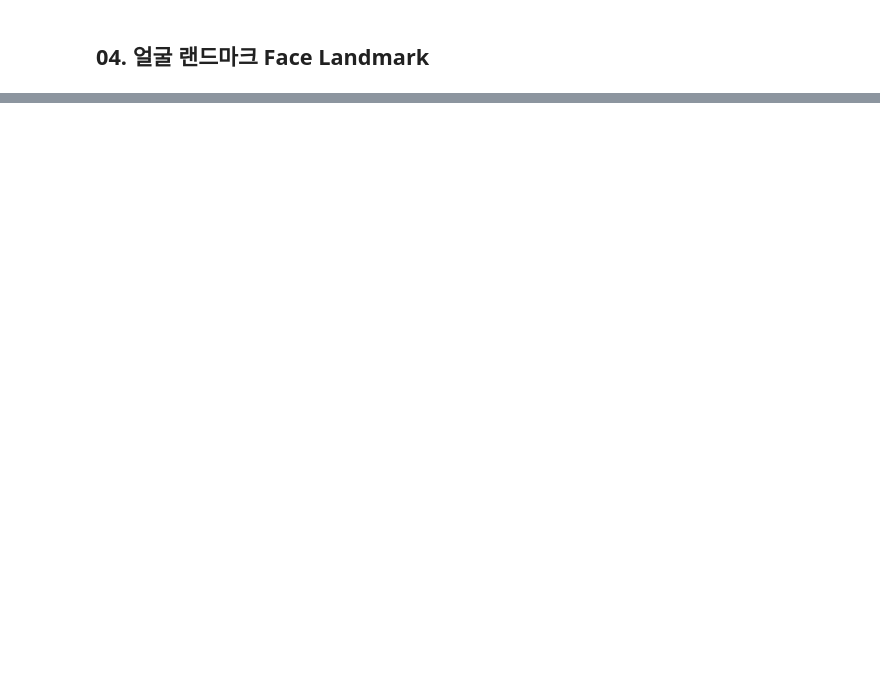
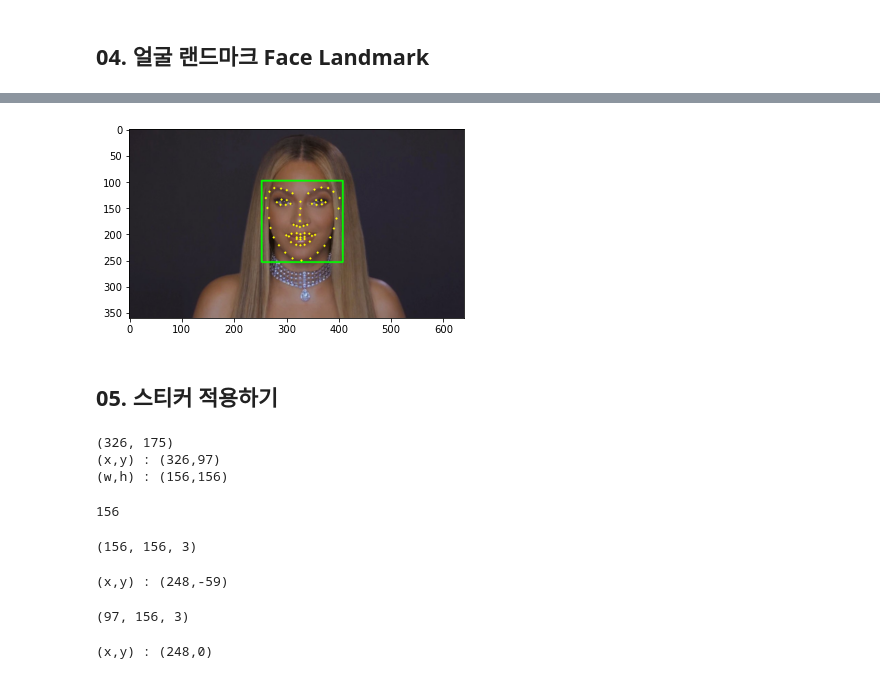
Before and after one commit to 1pha/Modulabs-Daehyun, a Jupyter notebook: E5.ipynb, the cells around one changed output, grey strips where cells are left out. Cells and saved outputs as stored; diff of their text form; code cells hidden in the pictures; blank space fills up the shorter version.

```diff
--- a/E5.ipynb
+++ b/E5.ipynb
@@ -103,2 +61,7 @@ plt.show()
 # %% [markdown]
 ## 04. 얼굴 랜드마크 Face Landmark
+# %%
+import os
+model_path = './models/shape_predictor_68_face_landmarks.dat'
+landmark_predictor = dlib.shape_predictor(model_path)
+print("🌫🛸")
@@ -104,0 +70,8 @@ plt.show()
+# %%
+list_landmarks = []
+for dlib_rect in dlib_rects:
+    points = landmark_predictor(img_rgb, dlib_rect)
+    list_points = list(map(lambda p: (p.x, p.y), points.parts()))
+    list_landmarks.append(list_points)
+
+print(len(list_landmarks[0]))
@@ -104,0 +100,53 @@ plt.show()
+# %%
+for landmark in list_landmarks:
+    for idx, point in enumerate(list_points):
+        cv2.circle(img_show, point, 2, (0, 255, 255), -1) # yellow
+
+img_show_rgb = cv2.cvtColor(img_show, cv2.COLOR_BGR2RGB)
+plt.imshow(img_show_rgb)
+plt.show()
+# %% [output]
+[figure, added]
+# %% [markdown]
+## 05. 스티커 적용하기
+# %%
+for dlib_rect, landmark in zip(dlib_rects, list_landmarks):
+    print(landmark[30]) # nose center index : 30
+    x = landmark[30][0]
+    y = landmark[30][1] - dlib_rect.width()//2
+    w = dlib_rect.width()
+    h = dlib_rect.width()
+    print ('(x,y) : (%d,%d)'%(x,y))
+    print ('(w,h) : (%d,%d)'%(w,h))
+# %% [output]
+(326, 175)
+(x,y) : (326,97)
+(w,h) : (156,156)
+# %%
+dlib_rect.height()
+# %% [output]
+156
+# %%
+import os
+sticker_path = './images/king.png'
+img_sticker = cv2.imread(sticker_path)
+img_sticker = cv2.resize(img_sticker, (w,h))
+print (img_sticker.shape)
+# %% [output]
+(156, 156, 3)
+# %%
+refined_x = x - w // 2  # left
+refined_y = y - h       # top
+print ('(x,y) : (%d,%d)'%(refined_x, refined_y))
+# %% [output]
+(x,y) : (248,-59)
+# %%
+img_sticker = img_sticker[-refined_y:]
+print (img_sticker.shape)
+# %% [output]
+(97, 156, 3)
+# %%
+refined_y = 0
+print ('(x,y) : (%d,%d)'%(refined_x, refined_y))
+# %% [output]
+(x,y) : (248,0)
```
Also changed, not shown: parts of 12 cells of this notebook, 3 other files.
